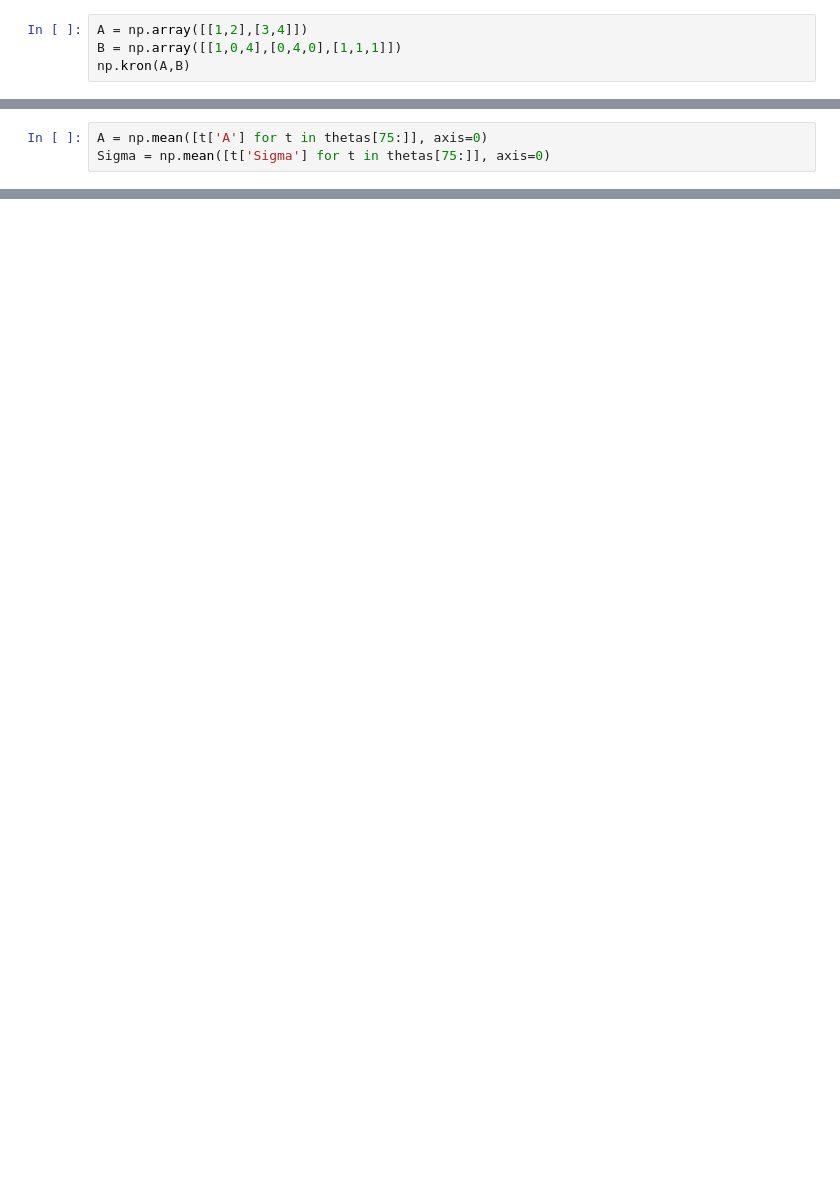
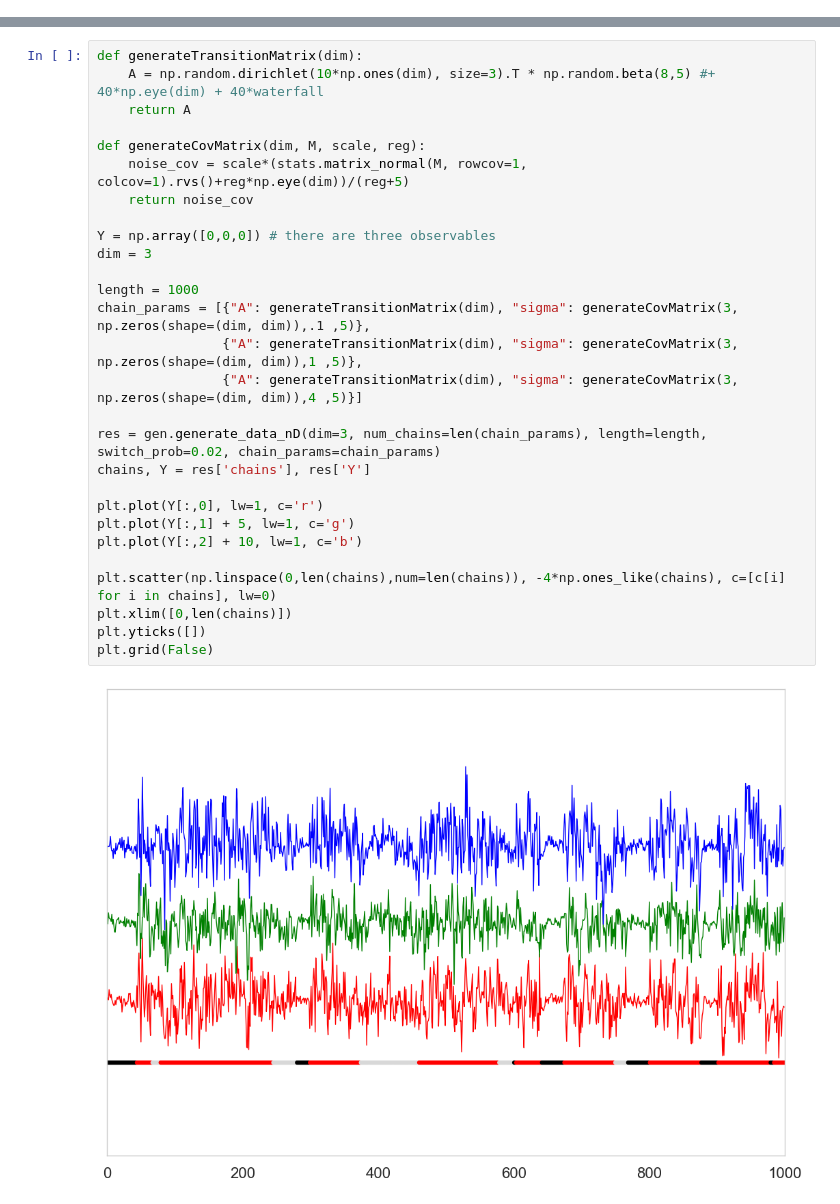
Before and after one commit to NickHoernle/mit-bayesian-inference, a Jupyter notebook: project/notebooks/auto-regressive-hdm-hmm.ipynb, the cells around one changed output, grey strips where cells are left out. Saved outputs shown, nothing was run; the diff lists cells and outputs as text; blank space fills up the shorter version.

```diff
--- a/project/notebooks/auto-regressive-hdm-hmm.ipynb
+++ b/project/notebooks/auto-regressive-hdm-hmm.ipynb
@@ -28,4 +32,0 @@ where $A^{(k)} = [A^{(k)}_1 \dots A^{(k)}_r$, $\bar{Y}^{(k)}$ is a matrix of lag
-# %%
-A = np.array([[1,2],[3,4]])
-B = np.array([[1,0,4],[0,4,0],[1,1,1]])
-np.kron(A,B)
@@ -391,3 +143,0 @@ array([[ 0.00298959, -0.01141343, -0.00675851],
-# %%
-A = np.mean([t['A'] for t in thetas[75:]], axis=0)
-Sigma = np.mean([t['Sigma'] for t in thetas[75:]], axis=0)
@@ -422,0 +174,30 @@ stats.matrix_normal()
+# %%
+def generateTransitionMatrix(dim):
+    A = np.random.dirichlet(10*np.ones(dim), size=3).T * np.random.beta(8,5) #+ 40*np.eye(dim) + 40*waterfall
+    return A
+
+def generateCovMatrix(dim, M, scale, reg):
+    noise_cov = scale*(stats.matrix_normal(M, rowcov=1, colcov=1).rvs()+reg*np.eye(dim))/(reg+5)
+    return noise_cov
+
+Y = np.array([0,0,0]) # there are three observables
+dim = 3
+
+length = 1000
+chain_params = [{"A": generateTransitionMatrix(dim), "sigma": generateCovMatrix(3, np.zeros(shape=(dim, dim)),.1 ,5)},
+                {"A": generateTransitionMatrix(dim), "sigma": generateCovMatrix(3, np.zeros(shape=(dim, dim)),1 ,5)},
+                {"A": generateTransitionMatrix(dim), "sigma": generateCovMatrix(3, np.zeros(shape=(dim, dim)),4 ,5)}]
+
+res = gen.generate_data_nD(dim=3, num_chains=len(chain_params), length=length, switch_prob=0.02, chain_params=chain_params)
+chains, Y = res['chains'], res['Y']
+
+plt.plot(Y[:,0], lw=1, c='r')
+plt.plot(Y[:,1] + 5, lw=1, c='g')
+plt.plot(Y[:,2] + 10, lw=1, c='b')
+
+plt.scatter(np.linspace(0,len(chains),num=len(chains)), -4*np.ones_like(chains), c=[c[i] for i in chains], lw=0)
+plt.xlim([0,len(chains)])
+plt.yticks([])
+plt.grid(False)
+# %% [output]
+[figure, added]
```
Also changed, not shown: parts of 52 cells of this notebook, 1 other file.
